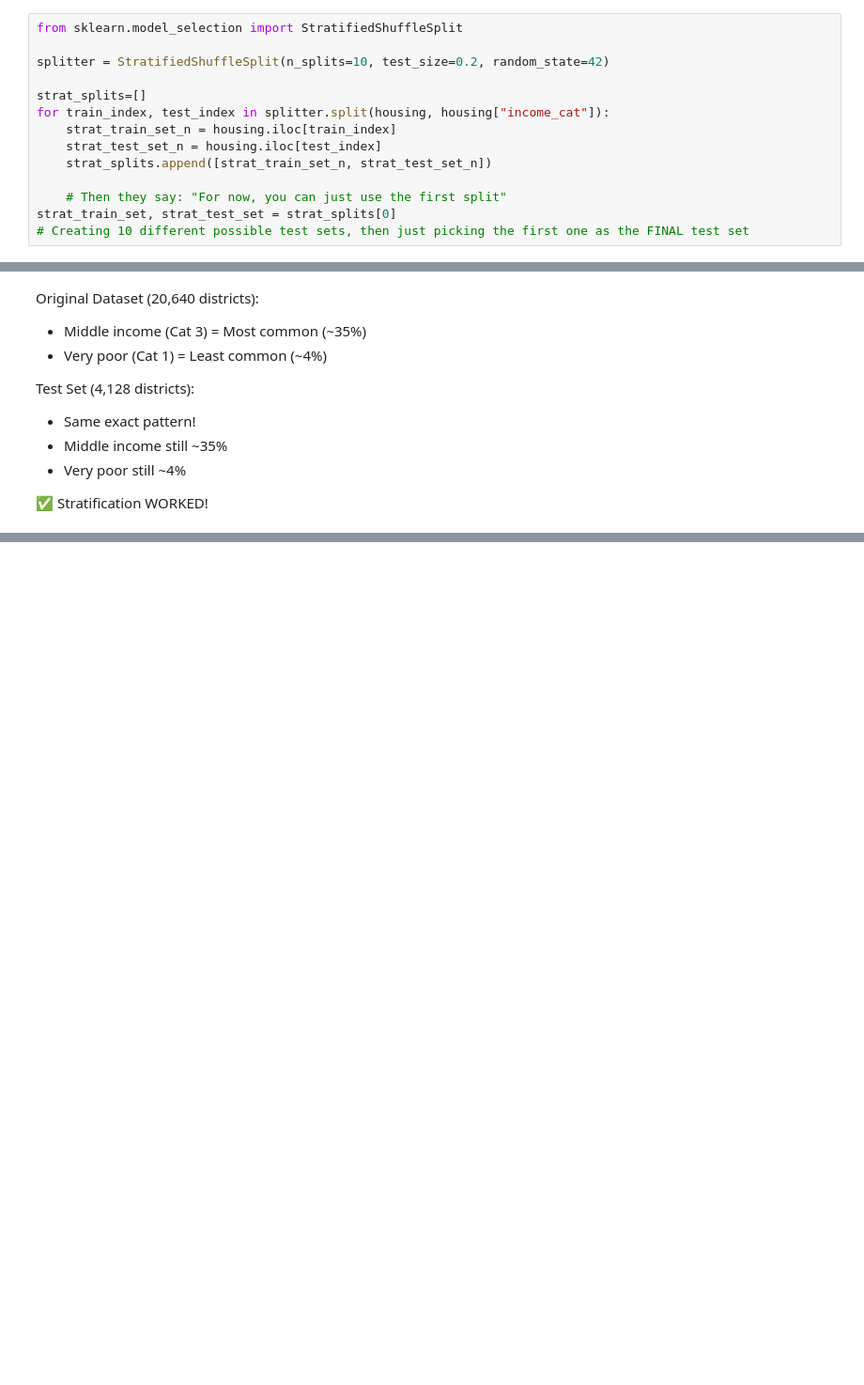
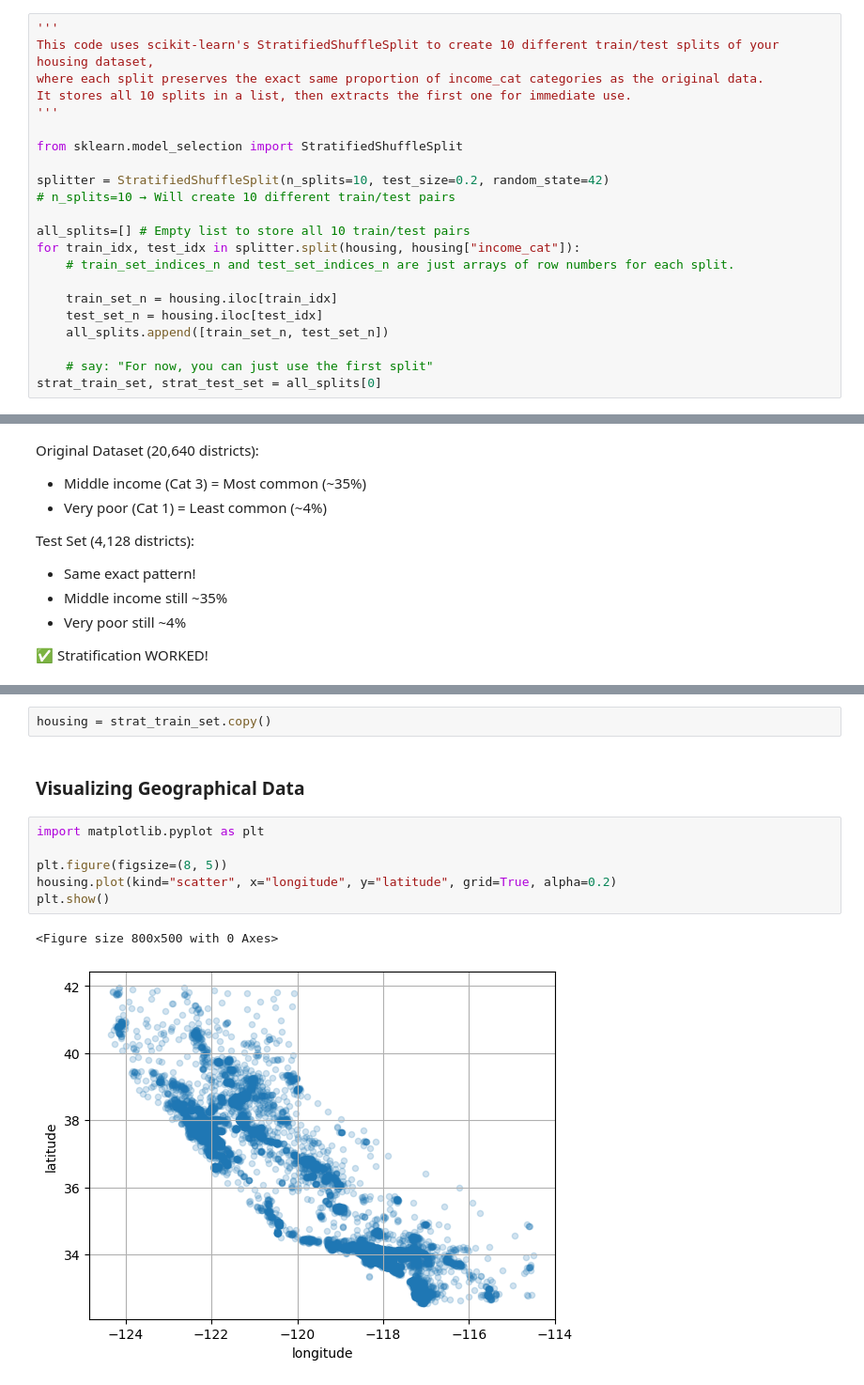
Before and after one commit to sujandhakal0/MachineLearning, a Jupyter notebook: Projects/01Project/MachineLearningHousingCorporation.ipynb, the cells around one changed output, grey strips where cells are left out. Shown at 94% size. Saved outputs shown, nothing was run; the diff lists cells and outputs as text; blank space fills up the shorter version.

```diff
--- a/Projects/01Project/MachineLearningHousingCorporation.ipynb
+++ b/Projects/01Project/MachineLearningHousingCorporation.ipynb
@@ -363,19 +365,27 @@ Actually, it’s the opposite: **Multiple splits (cross-validation) are most use
 *   **Cross-validation solves this** because it reuses the same rows. For example, in 10-fold cross-validation, the data is divided into 10 pieces. The model is trained 10 times, each time using a different piece as the "test" and the other 9 pieces for training.
 *   By the end, **every single row** has been used for both training and validation at different points. You aren't adding new rows; you are simply "rotating" the ones you already have to get the most information possible out of them.
 # %%
+'''
+This code uses scikit-learn's StratifiedShuffleSplit to create 10 different train/test splits of your housing dataset,
+where each split preserves the exact same proportion of income_cat categories as the original data.
+It stores all 10 splits in a list, then extracts the first one for immediate use.
+'''
+
 from sklearn.model_selection import StratifiedShuffleSplit
 
 splitter = StratifiedShuffleSplit(n_splits=10, test_size=0.2, random_state=42)
+# n_splits=10 → Will create 10 different train/test pairs
 
-strat_splits=[]
-for train_index, test_index in splitter.split(housing, housing["income_cat"]):
-    strat_train_set_n = housing.iloc[train_index]
-    strat_test_set_n = housing.iloc[test_index]
-    strat_splits.append([strat_train_set_n, strat_test_set_n])
+all_splits=[] # Empty list to store all 10 train/test pairs
+for train_idx, test_idx in splitter.split(housing, housing["income_cat"]):
+    # train_set_indices_n and test_set_indices_n are just arrays of row numbers for each split.
 
-    # Then they say: "For now, you can just use the first split"
-strat_train_set, strat_test_set = strat_splits[0]
-# Creating 10 different possible test sets, then just picking the first one as the FINAL test set
+    train_set_n = housing.iloc[train_idx]
+    test_set_n = housing.iloc[test_idx]
+    all_splits.append([train_set_n, test_set_n])
+
+    # say: "For now, you can just use the first split"
+strat_train_set, strat_test_set = all_splits[0]
 # %%
 strat_test_set["income_cat"].value_counts() / len(strat_test_set)
 # %% [output]
@@ -403,0 +420,13 @@ for set_ in (strat_train_set, strat_test_set):
+# %%
+housing = strat_train_set.copy()
+# %% [markdown]
+### Visualizing Geographical Data
+# %%
+import matplotlib.pyplot as plt
+
+plt.figure(figsize=(8, 5))
+housing.plot(kind="scatter", x="longitude", y="latitude", grid=True, alpha=0.2)
+plt.show()
+# %% [output]
+<Figure size 800x500 with 0 Axes>
+[figure, added]
```
Also changed, not shown: parts of 71 cells of this notebook.
